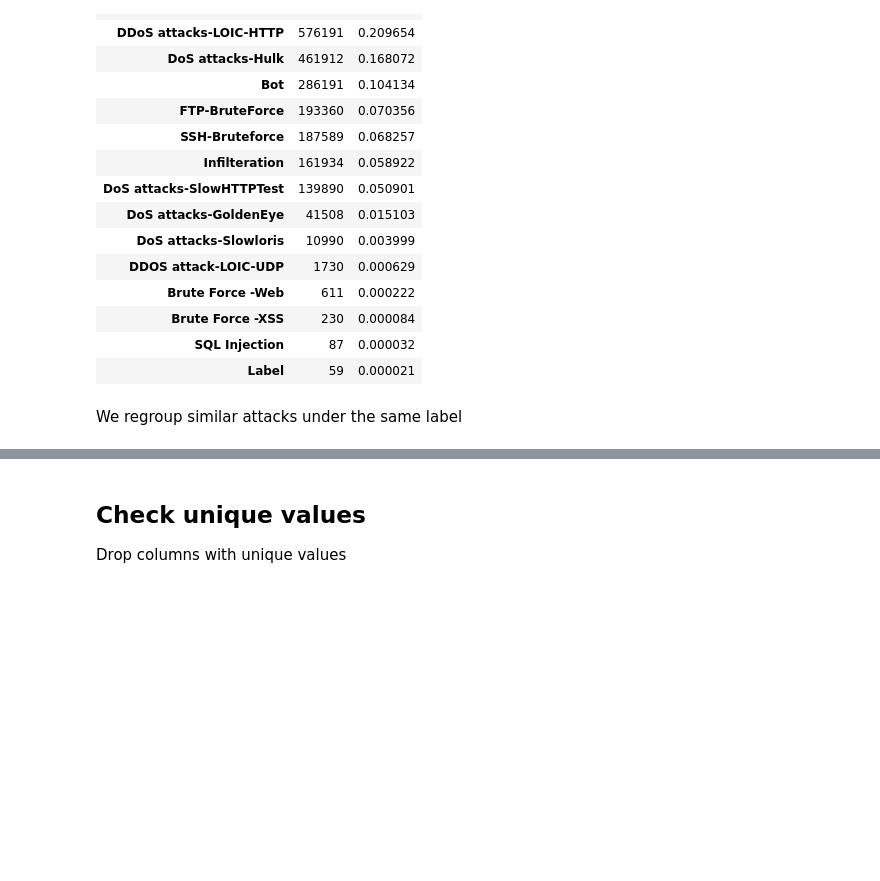
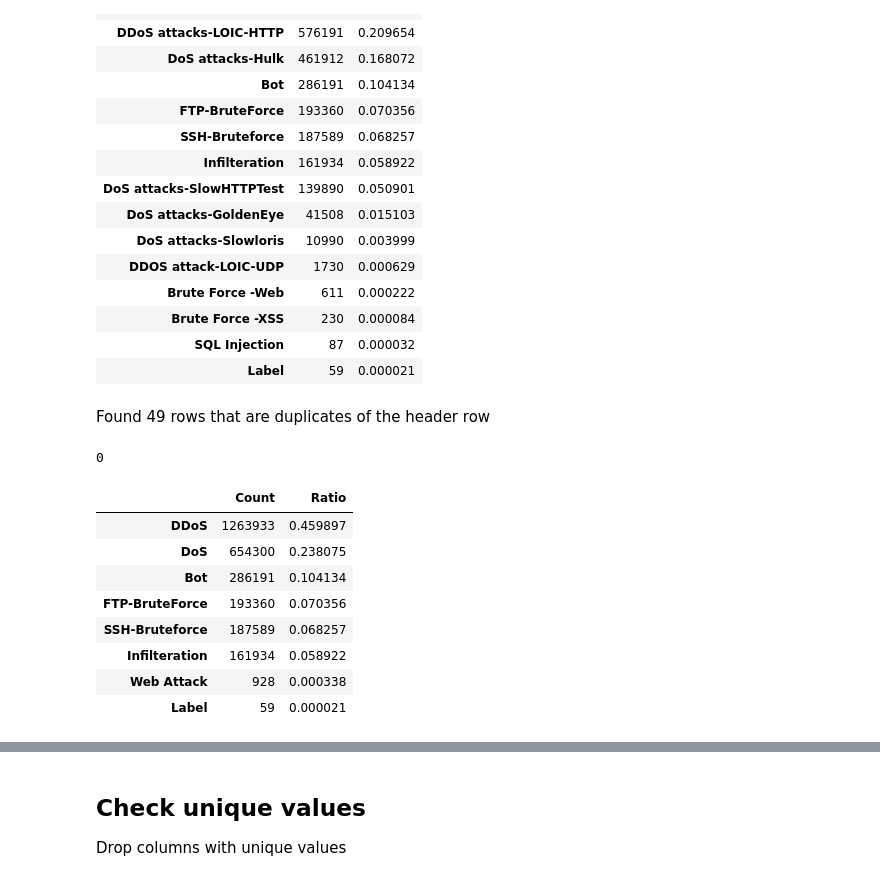
Before and after one commit to ireydiak/anomaly_detection_NRCAN, a Jupyter notebook: data_process/process_ids2018.ipynb, the cells around one changed output, grey strips where cells are left out. Cells and saved outputs as stored; diff of their text form; code cells hidden in the pictures; blank space fills up the shorter version.

```diff
--- a/data_process/process_ids2018.ipynb
+++ b/data_process/process_ids2018.ipynb
@@ -125,5 +196,3 @@ original_ad_ratios
 | Brute Force -XSS | 230 | 0.000084 |
 | SQL Injection | 87 | 0.000032 |
 | Label | 59 | 0.000021 |
-# %% [markdown]
-We regroup similar attacks under the same label
@@ -130,3 +215,29 @@ We regroup similar attacks under the same label
+# %% [markdown]
+Found 49 rows that are duplicates of the header row
+# %%
+df[df["Label"] == "Label"]
+# %% [output]
+0
+# %%
+# Updated class imbalance
+mask = df["Label"] != normal_label
+mod_ad_ratios = pd.DataFrame(
+    pd.concat(
+        (df[mask]["Label"].value_counts(),
+        df[mask]["Label"].value_counts() / len(df[mask])), axis=1),
+)
+mod_ad_ratios.columns = ["Count", "Ratio"]
+mod_ad_ratios
+# %% [output]
+|  | Count | Ratio |
+| DDoS | 1263933 | 0.459897 |
+| DoS | 654300 | 0.238075 |
+| Bot | 286191 | 0.104134 |
+| FTP-BruteForce | 193360 | 0.070356 |
+| SSH-Bruteforce | 187589 | 0.068257 |
+| Infilteration | 161934 | 0.058922 |
+| Web Attack | 928 | 0.000338 |
+| Label | 59 | 0.000021 |
 # %%
 # Group DoS attacks
 mask = df["Label"].str.startswith("DoS")
```
Also changed, not shown: parts of 36 cells of this notebook.
